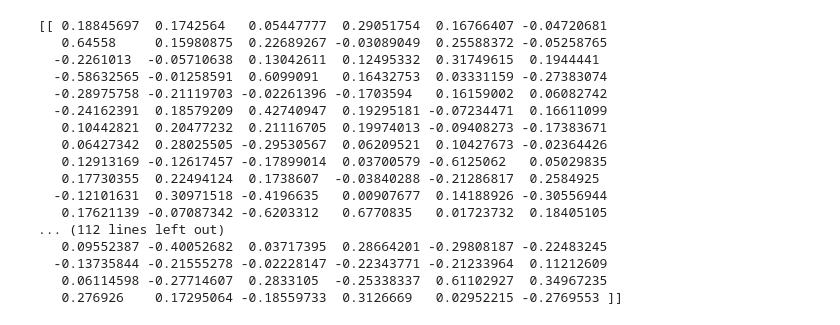
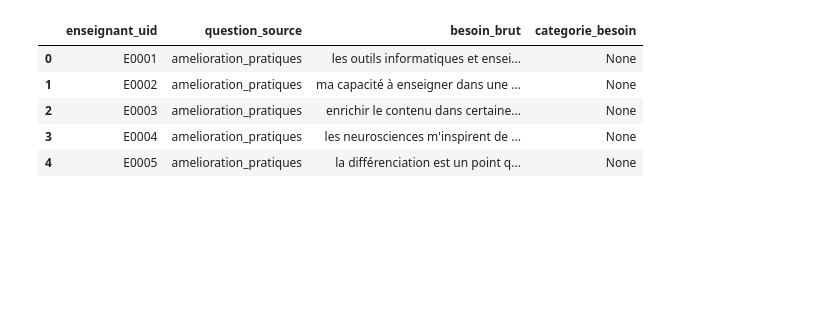
Before and after one commit to MathieuBartozzi/remont-e_besoins_25_26, a Jupyter notebook: notebooks/4_analyse_besoins.ipynb, the cells around one changed output. Cells and saved outputs as stored; diff of their text form; code cells hidden in the pictures; blank space fills up the shorter version.

Commit message:
analyses besoins

```diff
--- a/notebooks/4_analyse_besoins.ipynb
+++ b/notebooks/4_analyse_besoins.ipynb
@@ -143,2 +64,11 @@ df_besoins.head(60)
+# %%
+df_besoins.head()
+# %% [output]
+|  | enseignant_uid | question_source | besoin_brut | categorie_besoin |
+| 0 | E0001 | amelioration_pratiques | les outils informatiques et ensei... | None |
+| 1 | E0002 | amelioration_pratiques | ma capacité à enseigner dans une ... | None |
+| 2 | E0003 | amelioration_pratiques | enrichir le contenu dans certaine... | None |
+| 3 | E0004 | amelioration_pratiques | les neurosciences m'inspirent de ... | None |
+| 4 | E0005 | amelioration_pratiques | la différenciation est un point q... | None |
 # %%
 from sentence_transformers import SentenceTransformer
@@ -148,23 +81,0 @@ model.save("../models/paraphrase_multilingual")
-# %%
-from sentence_transformers import SentenceTransformer
-sentences = ["This is an example sentence", "Each sentence is converted"]
-embeddings = model.encode(sentences)
-print(embeddings)
-# %% [output]
-[[ 0.18845697  0.1742564   0.05447777  0.29051754  0.16766407 -0.04720681
-   0.64558     0.15980875  0.22689267 -0.03089049  0.25588372 -0.05258765
-  -0.2261013  -0.05710638  0.13042611  0.12495332  0.31749615  0.1944441
-  -0.58632565 -0.01258591  0.6099091   0.16432753  0.03331159 -0.27383074
-  -0.28975758 -0.21119703 -0.02261396 -0.1703594   0.16159002  0.06082742
-  -0.24162391  0.18579209  0.42740947  0.19295181 -0.07234471  0.16611099
-   0.10442821  0.20477232  0.21116705  0.19974013 -0.09408273 -0.17383671
-   0.06427342  0.28025505 -0.29530567  0.06209521  0.10427673 -0.02364426
-   0.12913169 -0.12617457 -0.17899014  0.03700579 -0.6125062   0.05029835
-   0.17730355  0.22494124  0.1738607  -0.03840288 -0.21286817  0.2584925
-  -0.12101631  0.30971518 -0.4196635   0.00907677  0.14188926 -0.30556944
-   0.17621139 -0.07087342 -0.6203312   0.6770835   0.01723732  0.18405105
-... (112 lines left out)
-   0.09552387 -0.40052682  0.03717395  0.28664201 -0.29808187 -0.22483245
-  -0.13735844 -0.21555278 -0.02228147 -0.22343771 -0.21233964  0.11212609
-   0.06114598 -0.27714607  0.2833105  -0.25338337  0.61102927  0.34967235
-   0.276926    0.17295064 -0.18559733  0.3126669   0.02952215 -0.2769553 ]]
```
Also changed, not shown: parts of 17 cells of this notebook, 4 other files.
